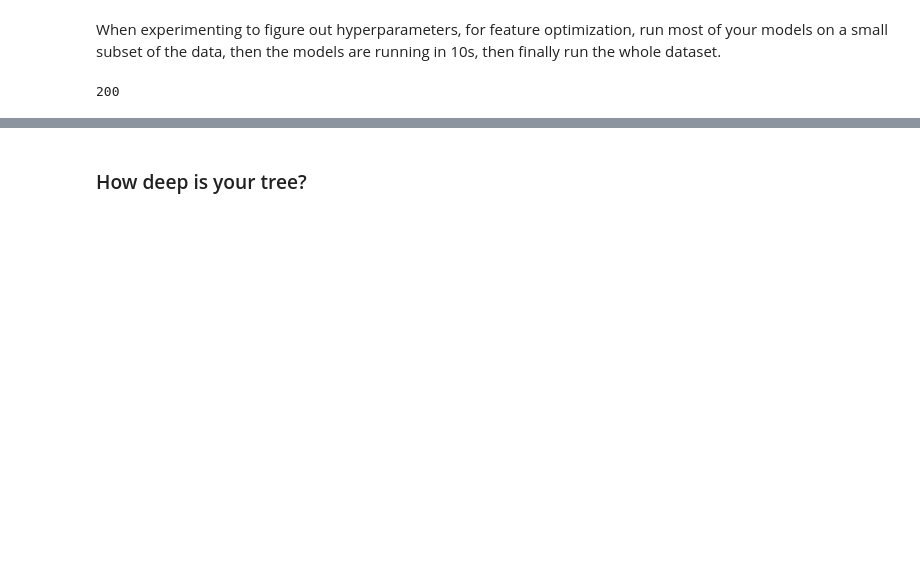
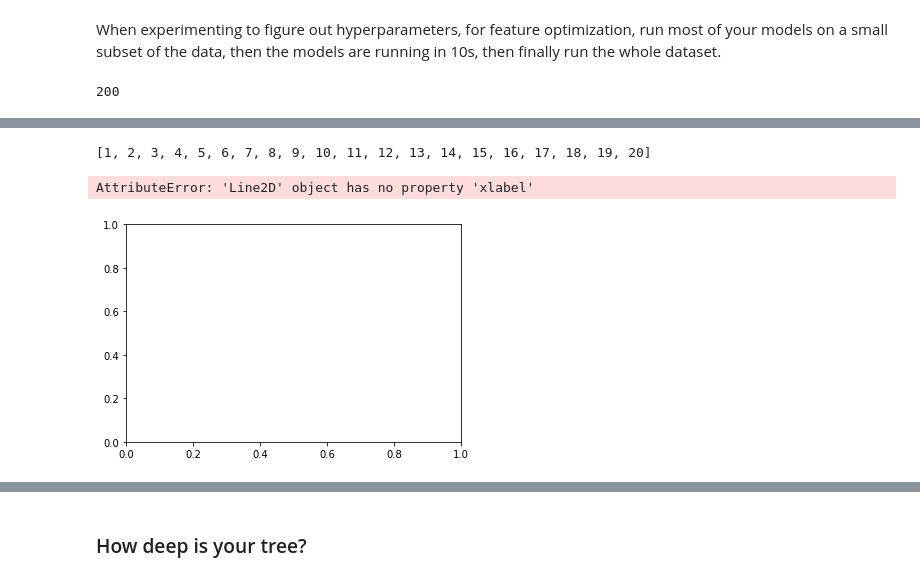
Before and after one commit to Mgallimore88/ML_Titanic, a Jupyter notebook: titanic_notebook.ipynb, the cells around one changed output, grey strips where cells are left out. Drawn from its saved outputs; the diff is of its cells as text; code cells hidden in the pictures; blank space fills up the shorter version.

Commit message:
adds plot for min_samples_leaf

```diff
--- a/titanic_notebook.ipynb
+++ b/titanic_notebook.ipynb
@@ -599,0 +615,12 @@ m.n_estimators
+# %%
+leaf_sizes = [n+1 for n in range(20)]
+print(leaf_sizes)
+msl = [RandomForestRegressor(n_estimators=200, n_jobs=-1, min_samples_leaf = x) for x in leaf_sizes]
+
+[msl[n].fit(x_train,y_train) for n in range(len(msl))]
+
+plt.plot([metrics.r2_score(y_valid, msl[i].predict(x_valid)) for i in range(len(msl))], xlabel='min_samples_leaf')
+# %% [output]
+[1, 2, 3, 4, 5, 6, 7, 8, 9, 10, 11, 12, 13, 14, 15, 16, 17, 18, 19, 20]
+AttributeError: 'Line2D' object has no property 'xlabel'
+[figure, added]
```
Also changed, not shown: parts of 36 cells of this notebook, 1 other file.
